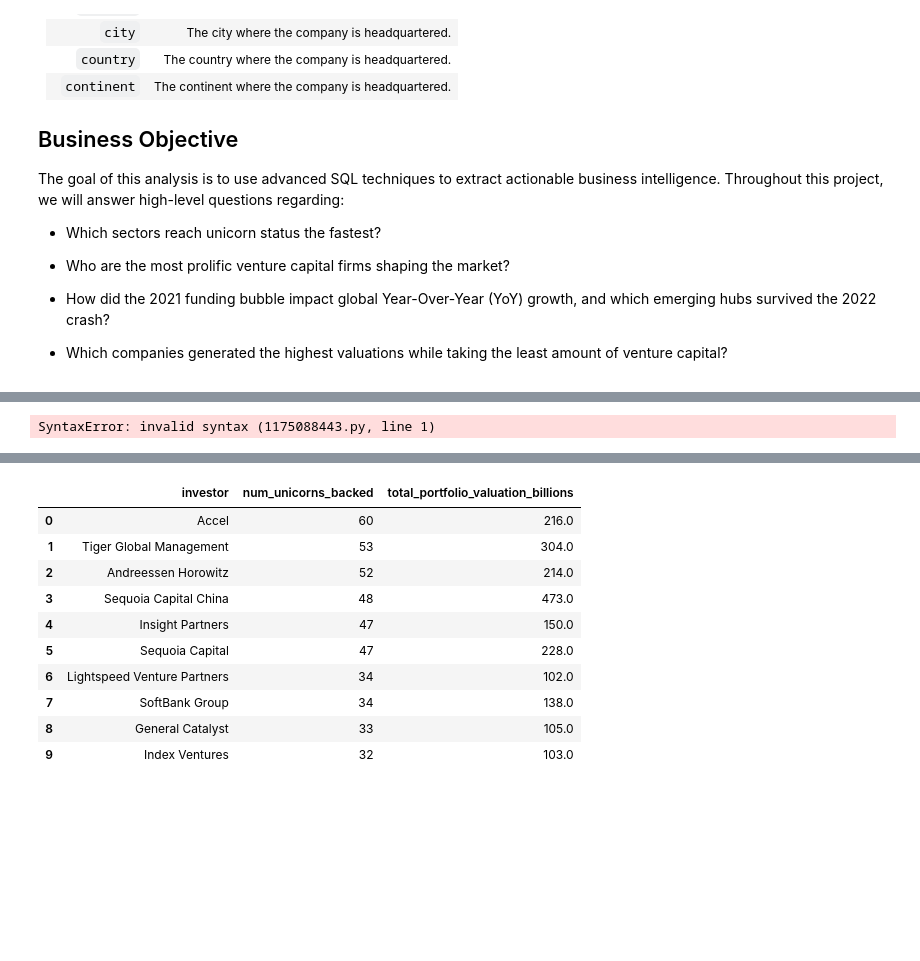
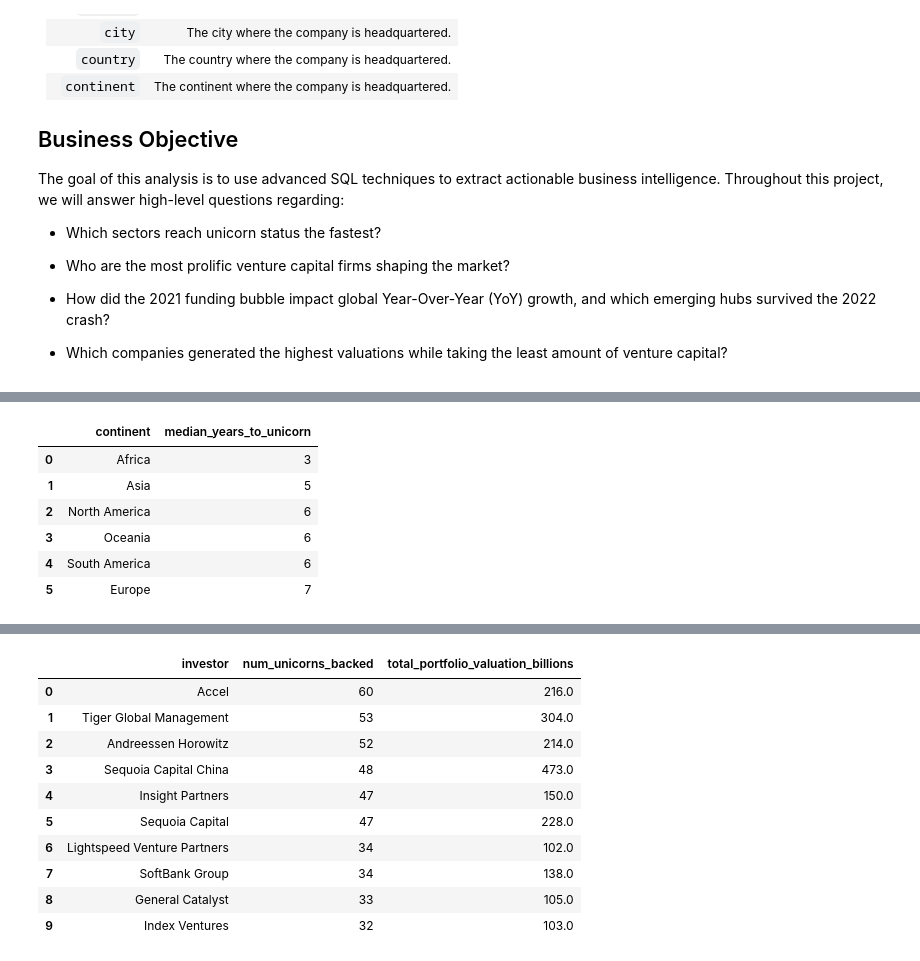
Before and after one commit to JunningXX/Analyzing-Unicorn-Companies, a Jupyter notebook: notebook.ipynb, the cells around one changed output, grey strips where cells are left out. Cells and saved outputs as stored; diff of their text form; code cells hidden in the pictures; blank space fills up the shorter version.

```diff
--- a/notebook.ipynb
+++ b/notebook.ipynb
@@ -127,7 +130,7 @@ In this project, I used advanced PostgreSQL techniques to transform raw, relatio
 | 4     | South America | 6.0                     |
 | 5     | Europe        | 7.0                     |
 # %%
---- Median time taken to unicorn group by industries
+-- Median time taken to unicorn group by industries
 
 WITH temp_table AS (
 	SELECT
@@ -152,34 +155,40 @@ GROUP BY
     industry
 ORDER BY
     median_years_to_unicorn ASC;
 
 --- Median time taken to unicorn group by continent
 
 WITH temp_table AS (
 	SELECT
 	d.company_id,
 	EXTRACT(YEAR FROM d.date_joined) AS year_joined,
 	d.year_founded,
 	c.company,
 	c.continent,
 	i.industry,
 	EXTRACT(YEAR FROM d.date_joined) - d.year_founded AS years_taken
 FROM dates AS d
 INNER JOIN companies AS c
 USING(company_id)
 INNER JOIN industries AS i
 USING(company_id)
 	)
 SELECT
 	continent,
 	PERCENTILE_CONT(0.5) WITHIN GROUP (ORDER BY years_taken) AS median_years_to_unicorn
 FROM temp_table
 GROUP BY
     continent
 ORDER BY
     median_years_to_unicorn ASC;
 # %% [output]
-SyntaxError: invalid syntax (1175088443.py, line 1)
+|  | continent | median_years_to_unicorn |
+| 0 | Africa | 3 |
+| 1 | Asia | 5 |
+| 2 | North America | 6 |
+| 3 | Oceania | 6 |
+| 4 | South America | 6 |
+| 5 | Europe | 7 |
 # %% [markdown]
 ## Question 2: The "Investor Portfolio" Breakdown
 
```
Also changed, not shown: parts of 2 cells of this notebook.
